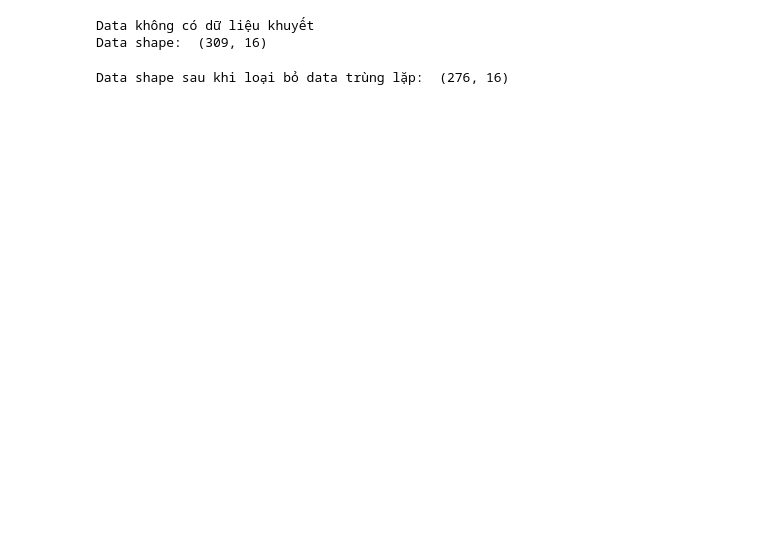
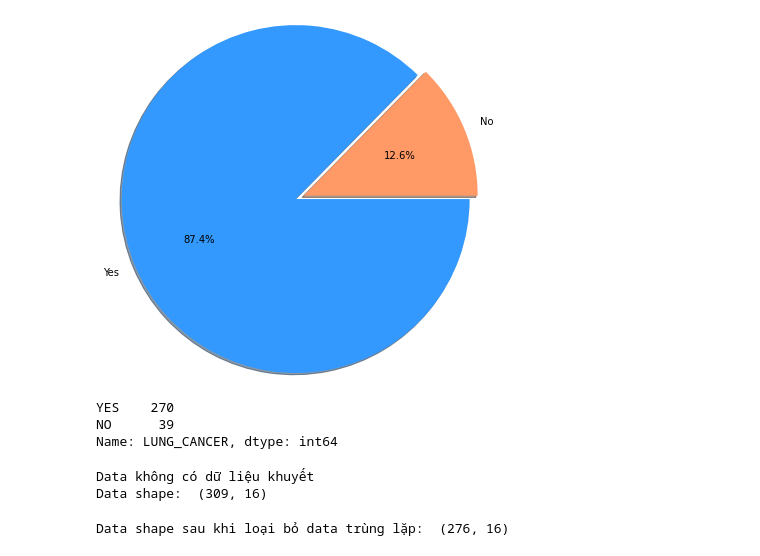
Before and after one commit to 1337Rinz/KhaiPhaDuLieuLon, a Jupyter notebook: DoAn_KhaiPhaDuLieuLon.ipynb, the cells around one changed output. Cells and saved outputs as stored; diff of their text form; code cells hidden in the pictures; blank space fills up the shorter version.

```diff
--- a/DoAn_KhaiPhaDuLieuLon.ipynb
+++ b/DoAn_KhaiPhaDuLieuLon.ipynb
@@ -45,3 +47,20 @@ plt.tight_layout()
+# %%
+# Trực quan hoá cột LUNG_CANCER = pie char
+
+pie_df=pd.DataFrame(data.groupby('LUNG_CANCER')['LUNG_CANCER'].count())
+
+colors = ['#ff9966','#3399ff']
+plt.pie(pie_df['LUNG_CANCER'],labels=['No','Yes'],
+        autopct='%.1f%%',colors=colors,radius=2,explode = (0, 0.1),shadow=True)
+
+plt.show()
+
+print(data["LUNG_CANCER"].value_counts())
+# %% [output]
+[figure, added]
+YES    270
+NO      39
+Name: LUNG_CANCER, dtype: int64
 # %%
 # ktra có dữ liệu khuyết không
 # False = không có dữ liệu bị khuyết
```
Also changed, not shown: parts of 6 cells of this notebook.
